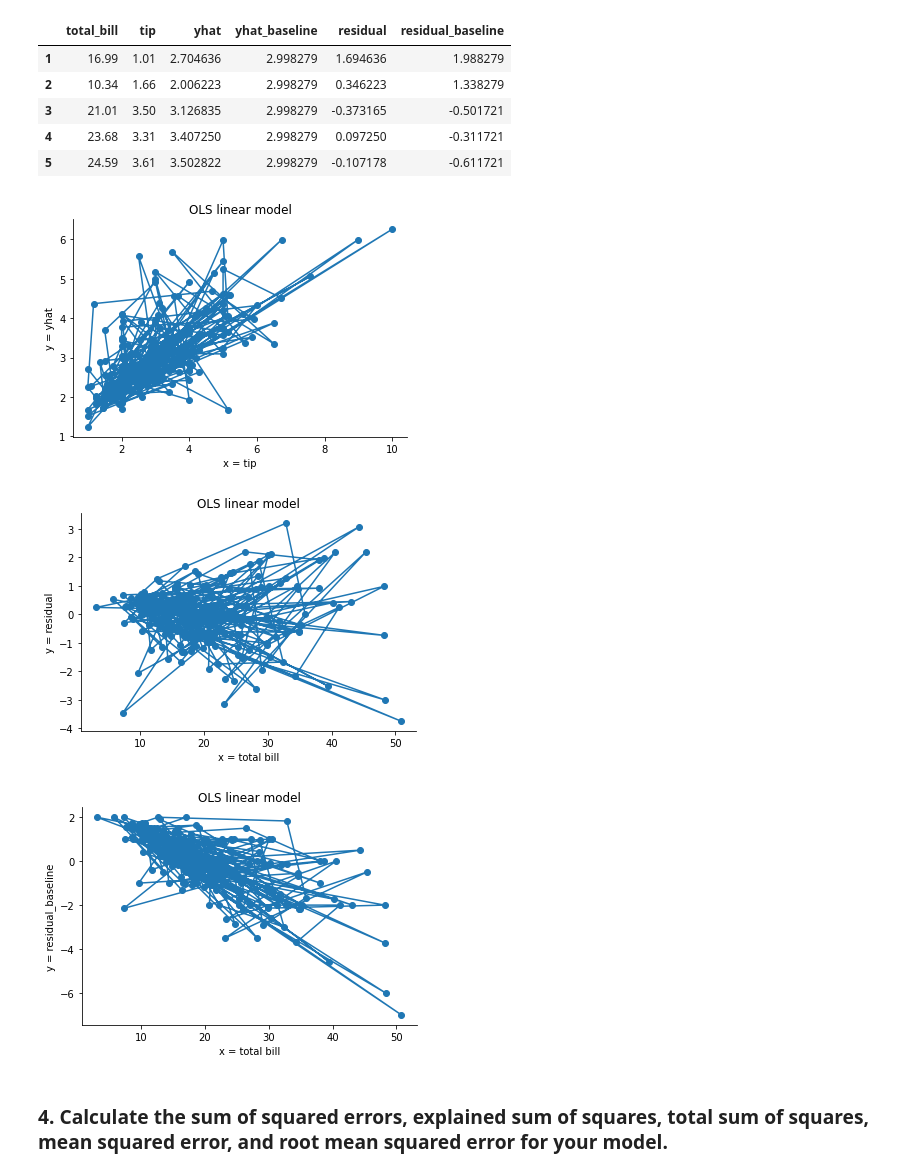
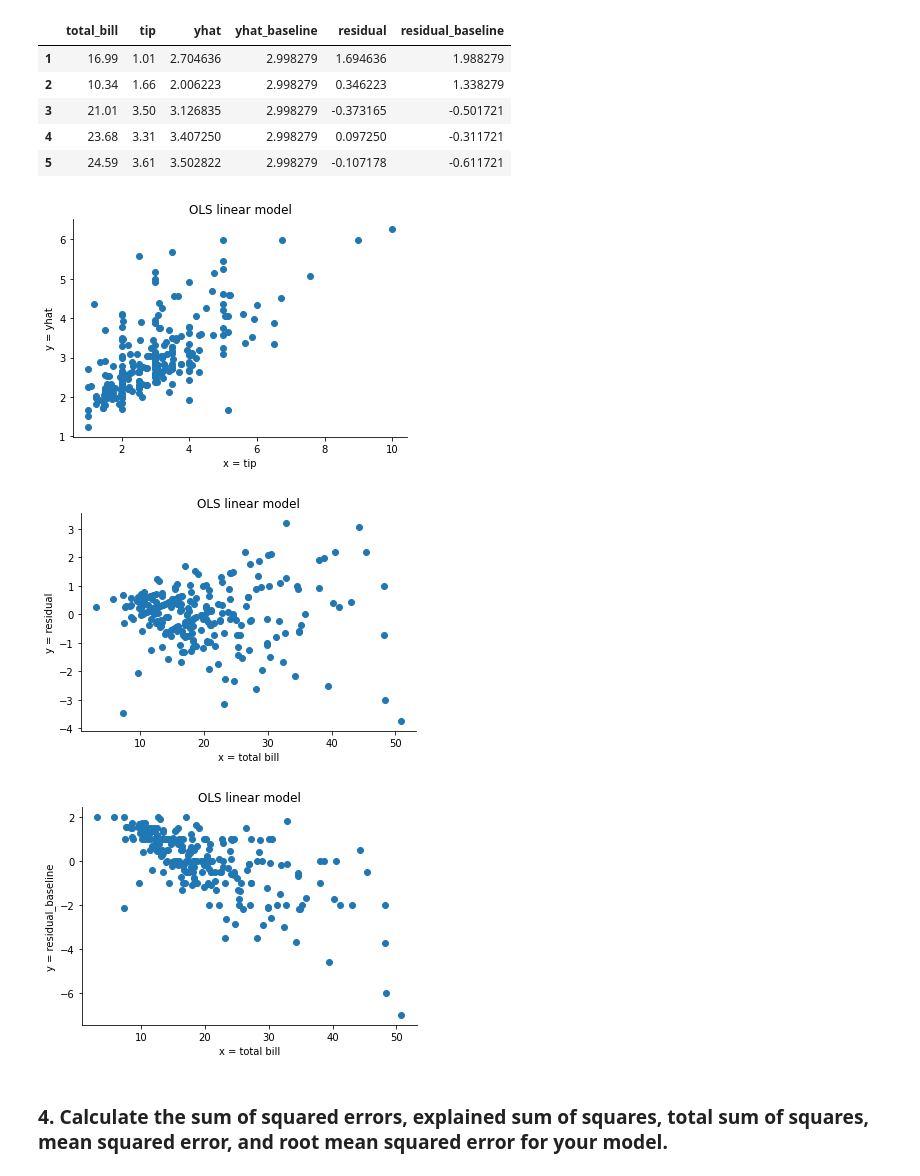
Before and after one commit to rajaramgautam/regression-exercises, a Jupyter notebook: evaluate.ipynb, the cells around one changed output. Saved outputs shown, nothing was run; the diff lists cells and outputs as text; code cells hidden in the pictures.

```diff
--- a/evaluate.ipynb
+++ b/evaluate.ipynb
@@ -210,30 +209,30 @@ df.head()
 # %%
 # tip vs prediction tips from model(yhat)
 plt.scatter(df.tip, df.yhat)
-plt.plot(df.tip, df.yhat)
+#plt.plot(df.tip, df.yhat)
 plt.xlabel('x = tip')
 plt.ylabel('y = yhat')
 plt.title('OLS linear model');
 # %% [output]
-[figure, old version]
+[figure, new version]
 # %%
 # Residual vs
 plt.scatter(df.total_bill, df.residual)
-plt.plot(df.total_bill, df.residual)
+#plt.plot(df.total_bill, df.residual)
 plt.xlabel('x = total bill')
 plt.ylabel('y = residual')
 plt.title('OLS linear model');
 # %% [output]
-[figure, old version]
+[figure, new version]
 # %%
 # Residual vs
 plt.scatter(df.total_bill, df.residual_baseline)
-plt.plot(df.total_bill, df.residual_baseline)
+# plt.plot(df.total_bill, df.residual_baseline)
 plt.xlabel('x = total bill')
 plt.ylabel('y = residual_baseline')
 plt.title('OLS linear model');
 # %% [output]
-[figure, old version]
+[figure, new version]
 # %% [markdown]
 ### 4. Calculate the sum of squared errors, explained sum of squares, total sum of squares, mean squared error, and root mean squared error for your model.
 # %%
```
Also changed, not shown: parts of 29 cells of this notebook.
